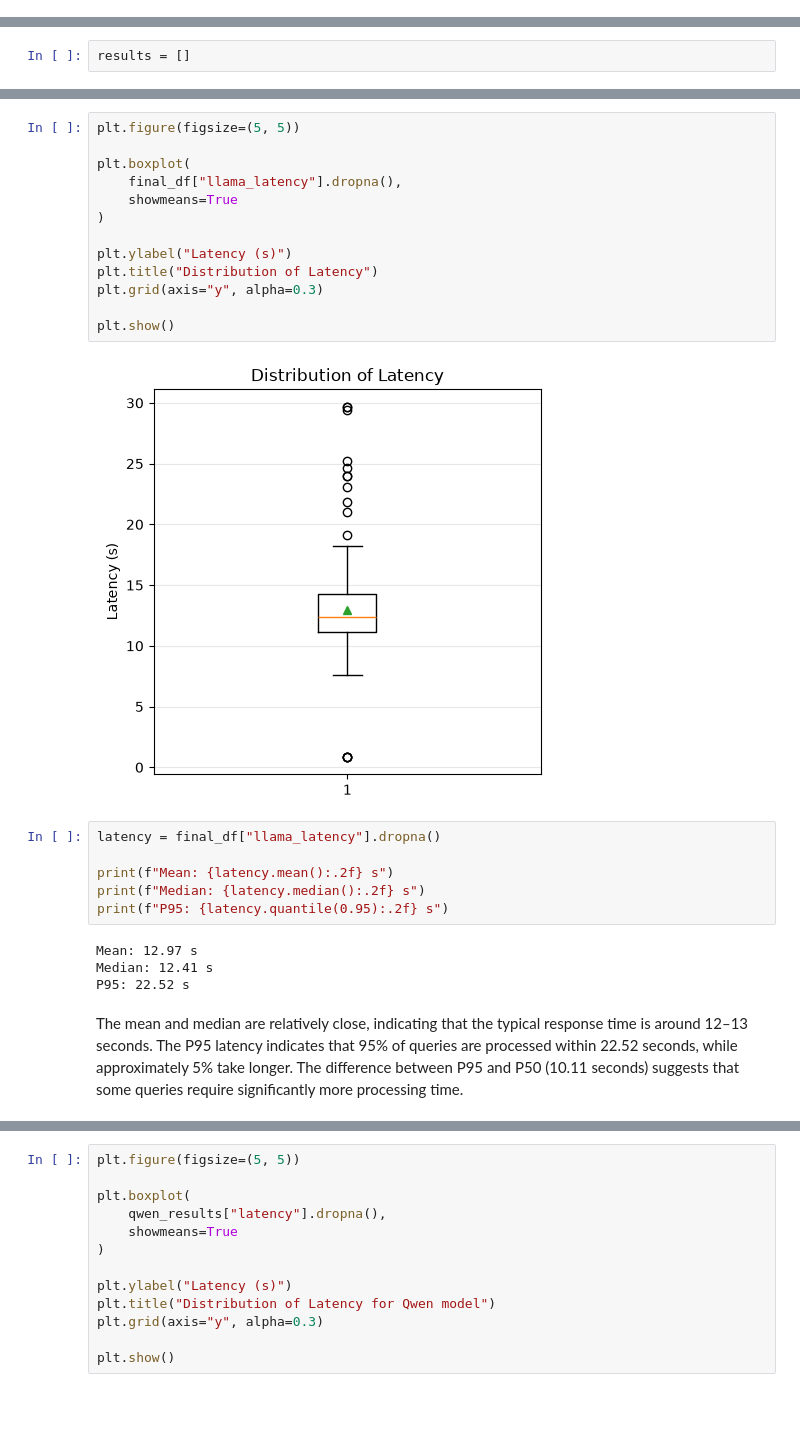
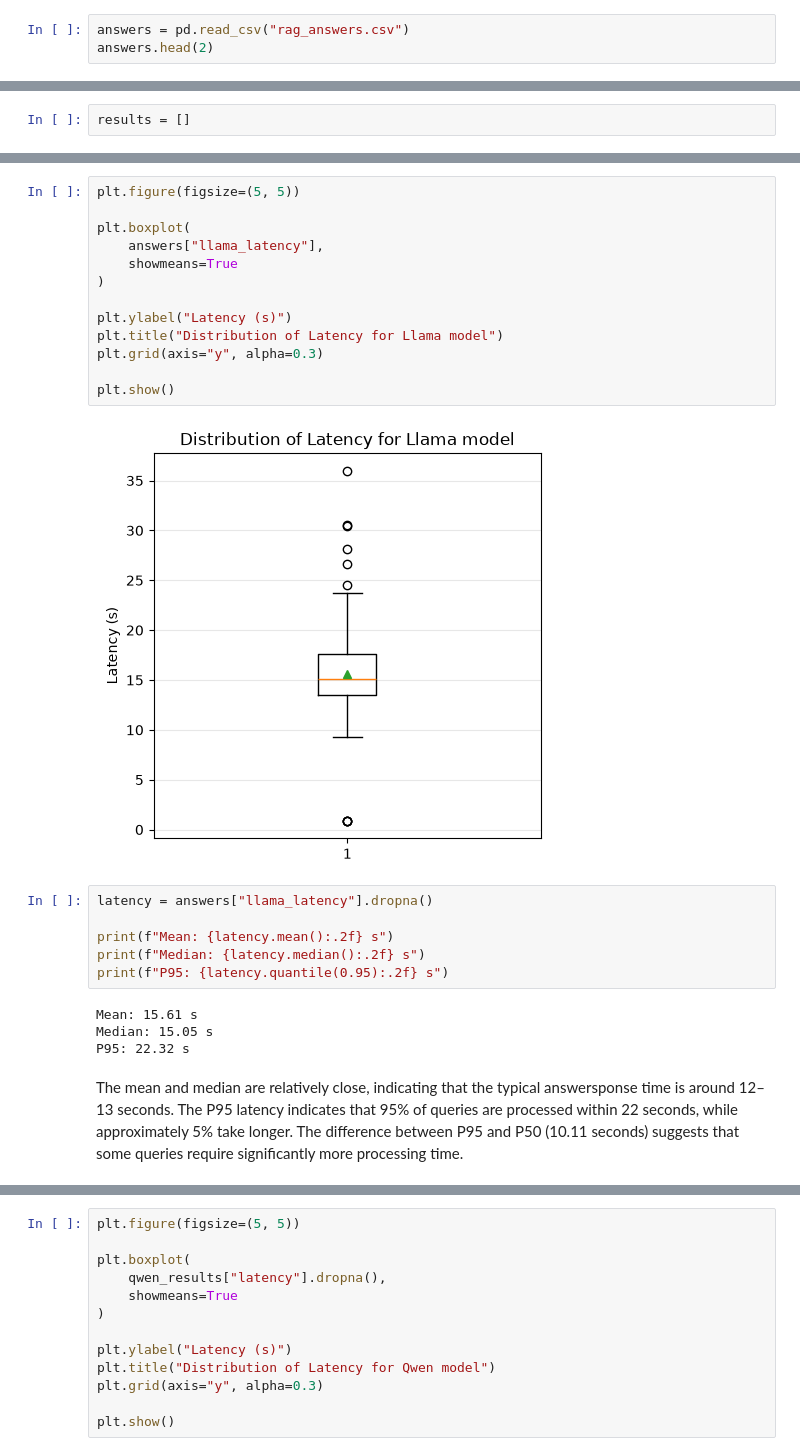
Before and after one commit to vilyapilya/scientific_article_RAG, a Jupyter notebook: full_eval/relevancy_eval.ipynb, the cells around one changed output, grey strips where cells are left out. Cells and saved outputs as stored; diff of their text form; blank space fills up the shorter version.

```diff
--- a/full_eval/relevancy_eval.ipynb
+++ b/full_eval/relevancy_eval.ipynb
@@ -85,0 +160,3 @@ res.to_csv("rag_answers.csv", index=False)
+# %%
+answers = pd.read_csv("rag_answers.csv")
+answers.head(2)
@@ -221,28 +331,28 @@ As shown in the boxplot above, the median relevance score assigned by the GPT-ba
 # %%
 plt.figure(figsize=(5, 5))
 
 plt.boxplot(
-    final_df["llama_latency"].dropna(),
+    answers["llama_latency"],
     showmeans=True
 )
 
 plt.ylabel("Latency (s)")
-plt.title("Distribution of Latency")
+plt.title("Distribution of Latency for Llama model")
 plt.grid(axis="y", alpha=0.3)
 
 plt.show()
 # %% [output]
-[figure, old version]
+[figure, new version]
 # %%
-latency = final_df["llama_latency"].dropna()
+latency = answers["llama_latency"].dropna()
 
 print(f"Mean: {latency.mean():.2f} s")
 print(f"Median: {latency.median():.2f} s")
 print(f"P95: {latency.quantile(0.95):.2f} s")
 # %% [output]
-Mean: 12.97 s
-Median: 12.41 s
-P95: 22.52 s
+Mean: 15.61 s
+Median: 15.05 s
+P95: 22.32 s
 # %% [markdown]
-The mean and median are relatively close, indicating that the typical response time is around 12–13 seconds. The P95 latency indicates that 95% of queries are processed within 22.52 seconds, while approximately 5% take longer. The difference between P95 and P50 (10.11 seconds) suggests that some queries require significantly more processing time.
+The mean and median are relatively close, indicating that the typical answersponse time is around 12–13 seconds. The P95 latency indicates that 95% of queries are processed within 22 seconds, while approximately 5% take longer. The difference between P95 and P50 (10.11 seconds) suggests that some queries require significantly more processing time.
 # %% [markdown]
```
Also changed, not shown: parts of 18 cells of this notebook, 8 other files.
